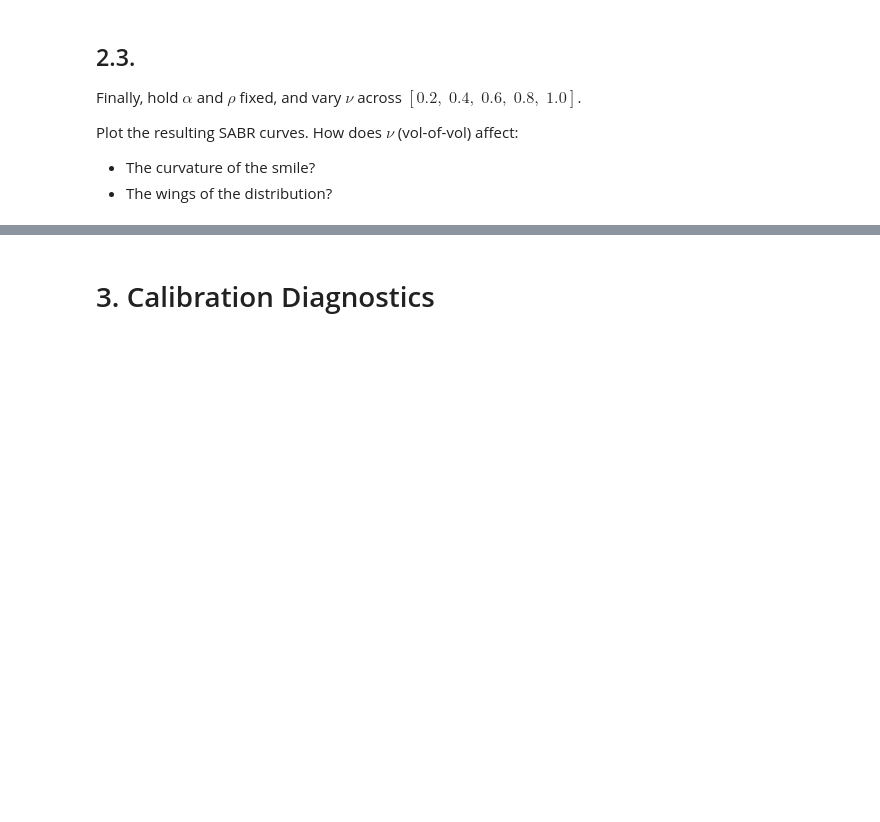
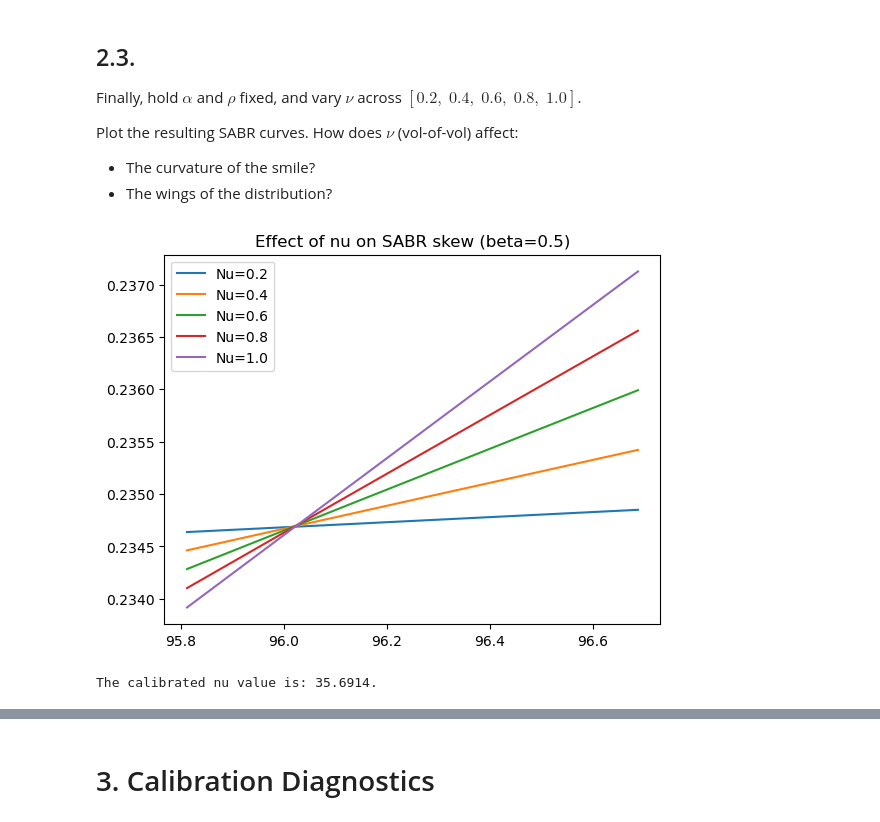
Before and after one commit to reecevdw/FINM-375-GROUP-B, a Jupyter notebook: hw3/E.8.1.%20SABR%20Calibration%20and%20Hedging.ipynb, the cells around one changed output, grey strips where cells are left out. Saved outputs shown, nothing was run; the diff lists cells and outputs as text; code cells hidden in the pictures; blank space fills up the shorter version.

```diff
--- a/hw3/E.8.1.%20SABR%20Calibration%20and%20Hedging.ipynb
+++ b/hw3/E.8.1.%20SABR%20Calibration%20and%20Hedging.ipynb
@@ -236,3 +291,22 @@ Finally, hold $\alpha$ and $\rho$ fixed, and vary $\nu$ across $[0.2,\; 0.4,\; 0
 Plot the resulting SABR curves. How does $\nu$ (vol-of-vol) affect:
 * The curvature of the smile?
 * The wings of the distribution?
+# %%
+nu_range = [0.2,0.4,0.6,0.8,1.0]
+
+for nu in nu_range:
+    curve = vs.sabr(0.5,nu,rho_res,alpha_res,F,K_grid,T)
+    # curve = vs.sabr(0.5,nu_res,rho_res,alpha_res,F,K_grid,T)
+    plt.plot(K_grid,curve,label=f"Nu={nu}")
+
+# plt.ylim(0.15, 0.35)
+# plt.scatter(calls['strike price'], calls['implied vol'], label='Calls')
+# plt.scatter(puts['strike price'], puts['implied vol'], label='Puts')
+plt.title("Effect of nu on SABR skew (beta=0.5)")
+plt.legend()
+plt.show()
+
+print(f"The calibrated nu value is: {nu_res:0.4f}.")
+# %% [output]
+[figure, added]
+The calibrated nu value is: 35.6914.
```
Also changed, not shown: parts of 6 cells of this notebook.
